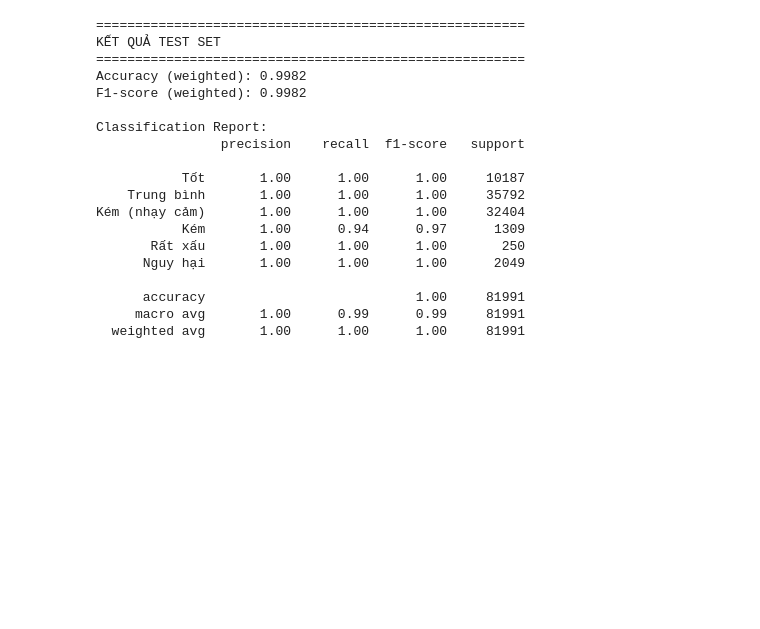
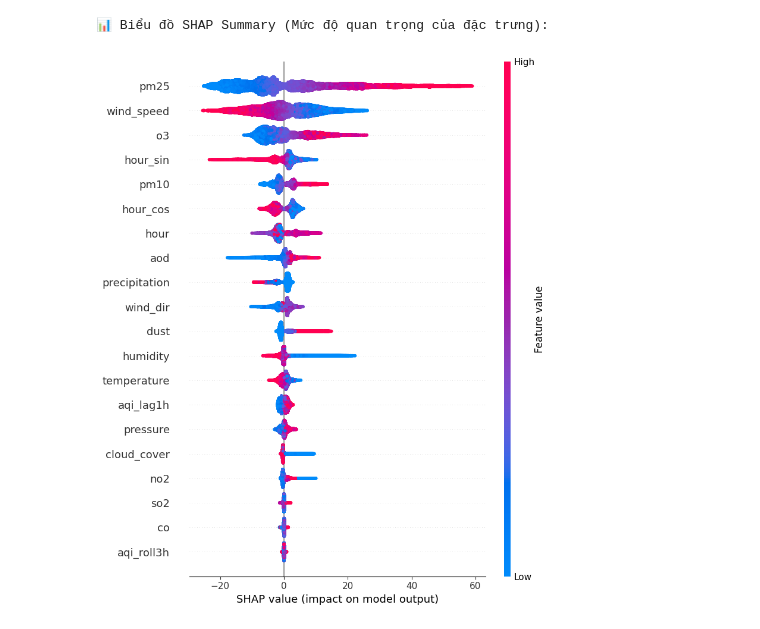
Before and after one commit to PhamQuyNam/DATN_AIR_GROARD_BN_2026, a Jupyter notebook: ml_training/notebooks/02_xgboost.ipynb, the cells around one changed output. Cells and saved outputs as stored; diff of their text form; code cells hidden in the pictures; blank space fills up the shorter version.

```diff
--- a/ml_training/notebooks/02_xgboost.ipynb
+++ b/ml_training/notebooks/02_xgboost.ipynb
@@ -162,35 +182,12 @@ XGBClassifier(base_score=None, booster=None, callbacks=None,
 # %%
-# ── Đánh giá trên Test set ────────────────────────────────────────────────────
-y_pred_test = best_model.predict(X_te)
-acc  = accuracy_score(y_te, y_pred_test)
-f1   = f1_score(y_te, y_pred_test, average="weighted")
+# Tính toán giá trị SHAP cho tập Test
+explainer = shap.TreeExplainer(model)
+shap_values = explainer.shap_values(X_test)
 
-print(f"\n{'='*55}")
-print(f"KẾT QUẢ TEST SET")
-print(f"{'='*55}")
-print(f"Accuracy (weighted): {acc:.4f}")
-print(f"F1-score (weighted): {f1:.4f}")
-print(f"\nClassification Report:")
-print(classification_report(y_te, y_pred_test,
-                             target_names=le.classes_))
+# Vẽ biểu đồ Summary Plot để xem các Features nào ảnh hưởng nhất đến AQI 6h tới
+print("📊 Biểu đồ SHAP Summary (Mức độ quan trọng của đặc trưng):")
+shap.summary_plot(shap_values, X_test)
 # %% [output]
-=======================================================
-KẾT QUẢ TEST SET
-=======================================================
-Accuracy (weighted): 0.9982
-F1-score (weighted): 0.9982
-
-Classification Report:
-                precision    recall  f1-score   support
-
-           Tốt       1.00      1.00      1.00     10187
-    Trung bình       1.00      1.00      1.00     35792
-Kém (nhạy cảm)       1.00      1.00      1.00     32404
-           Kém       1.00      0.94      0.97      1309
-       Rất xấu       1.00      1.00      1.00       250
-      Nguy hại       1.00      1.00      1.00      2049
-
-      accuracy                           1.00     81991
-     macro avg       1.00      0.99      0.99     81991
-  weighted avg       1.00      1.00      1.00     81991
+📊 Biểu đồ SHAP Summary (Mức độ quan trọng của đặc trưng):
+[figure, added]
 # %%
```
Also changed, not shown: parts of 10 cells of this notebook, 26 other files.
